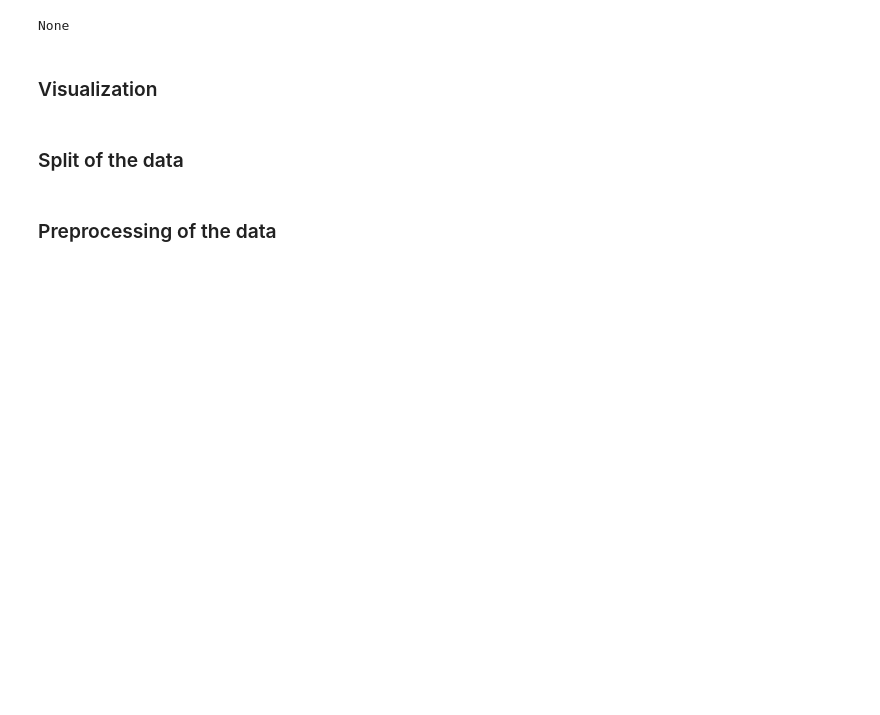
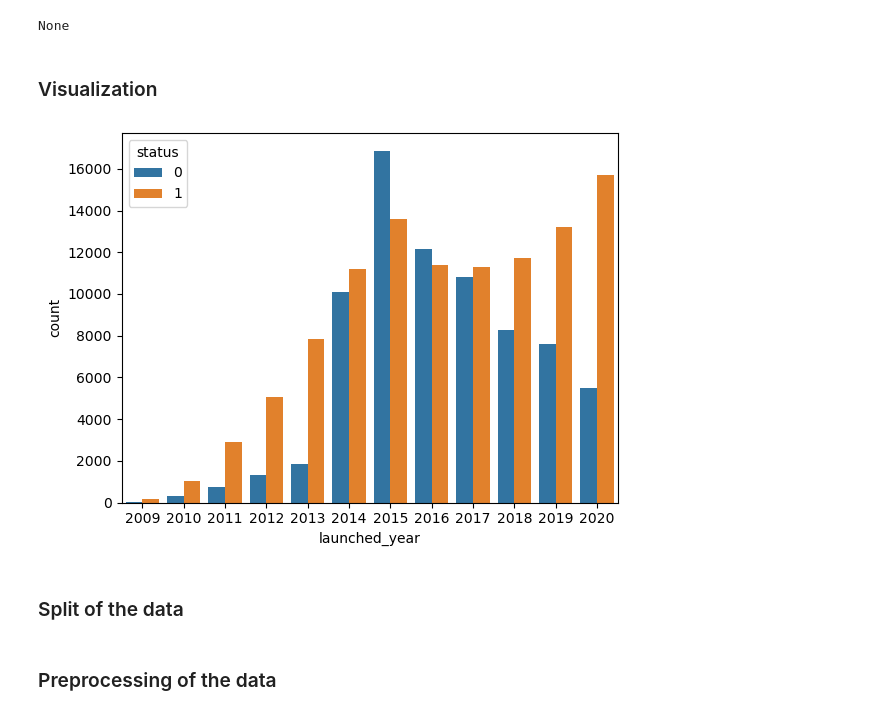
Before and after one commit to franzgerbig/Crowdfunding, a Jupyter notebook: notebooks/HB_Preprocessing_kaggle_28.06.2023.ipynb, the cells around one changed output. Saved outputs shown, nothing was run; the diff lists cells and outputs as text; code cells hidden in the pictures; blank space fills up the shorter version.

```diff
--- a/notebooks/HB_Preprocessing_kaggle_28.06.2023.ipynb
+++ b/notebooks/HB_Preprocessing_kaggle_28.06.2023.ipynb
@@ -42,6 +42,10 @@ memory usage: 16.5+ MB
 None
 # %% [markdown]
 ### Visualization
+# %%
+sns.countplot(df['launched_year'],hue=df['status']);
+# %% [output]
+[figure, added]
 # %% [markdown]
 ### Split of the data
 # %%
```
Also changed, not shown: parts of 18 cells of this notebook.
